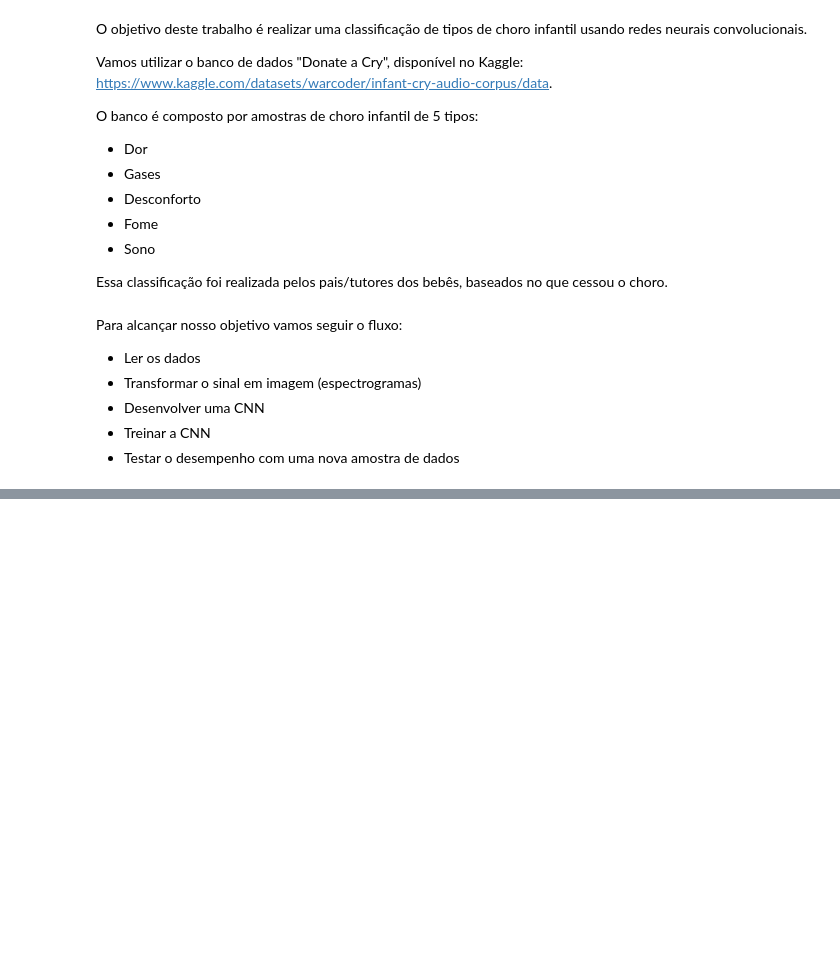
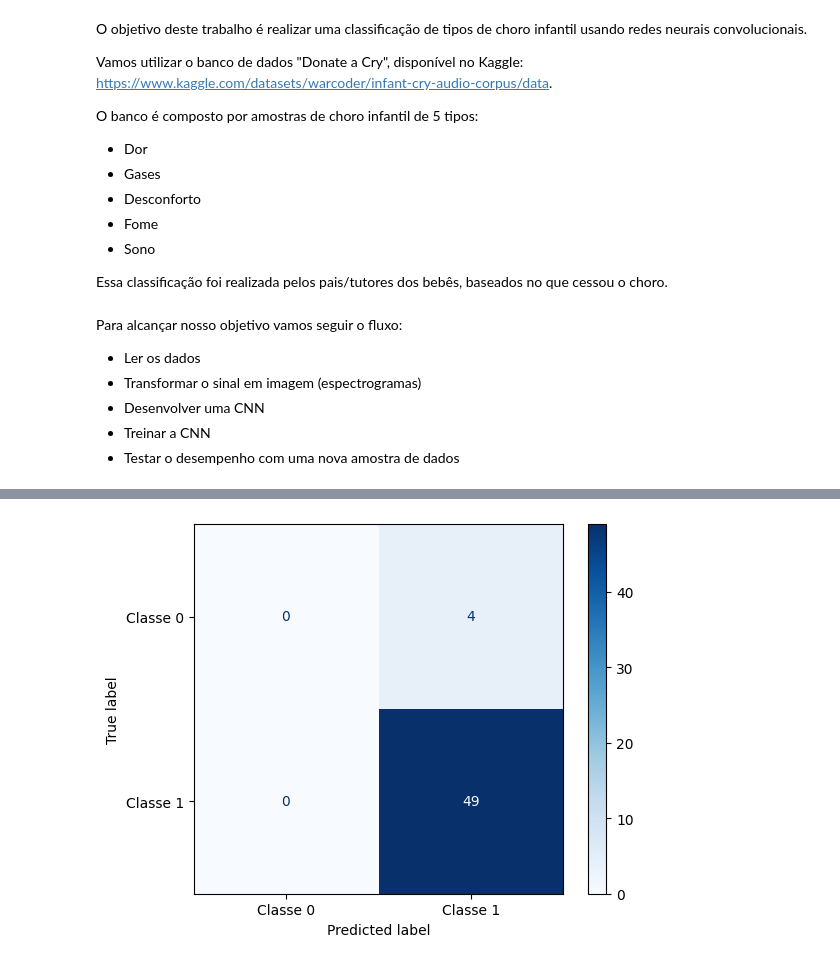
Before and after one commit to HannaCarla/cry_classification, a Jupyter notebook: pilot_donateacry.ipynb, the cells around one changed output, grey strips where cells are left out. Cells and saved outputs as stored; diff of their text form; code cells hidden in the pictures; blank space fills up the shorter version.

```diff
--- a/pilot_donateacry.ipynb
+++ b/pilot_donateacry.ipynb
@@ -140,0 +259,14 @@ y += labels
+# %%
+from sklearn.metrics import confusion_matrix, ConfusionMatrixDisplay
+
+# Fazer previsões com o modelo
+y_pred = (model.predict(x_test_norm) > 0.5).astype("int32")  # Converter para 0 ou 1
+
+# Criar a matriz de confusão
+cm = confusion_matrix(y_test, y_pred)
+
+# Exibir a matriz de confusão
+disp = ConfusionMatrixDisplay(confusion_matrix=cm, display_labels=['Classe 0', 'Classe 1'])
+disp.plot(cmap=plt.cm.Blues)
+plt.show()
+# %% [output]
@@ -140,0 +274 @@ y += labels
+[figure, added]
```
Also changed, not shown: parts of 15 cells of this notebook.
